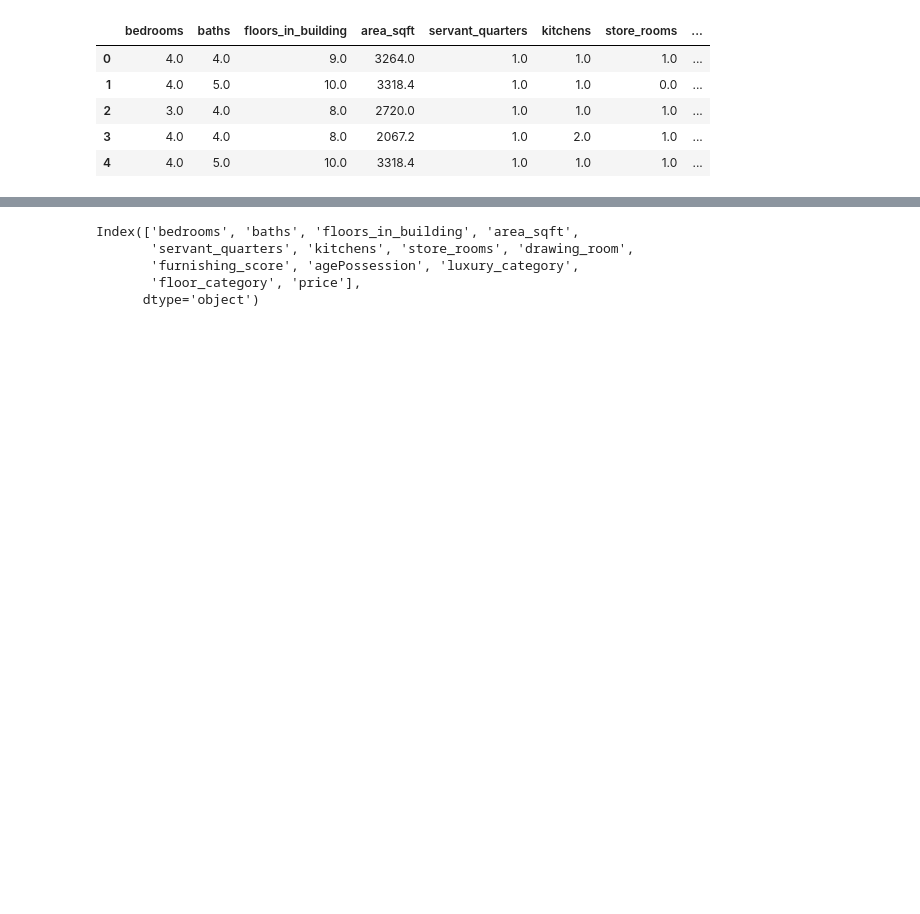
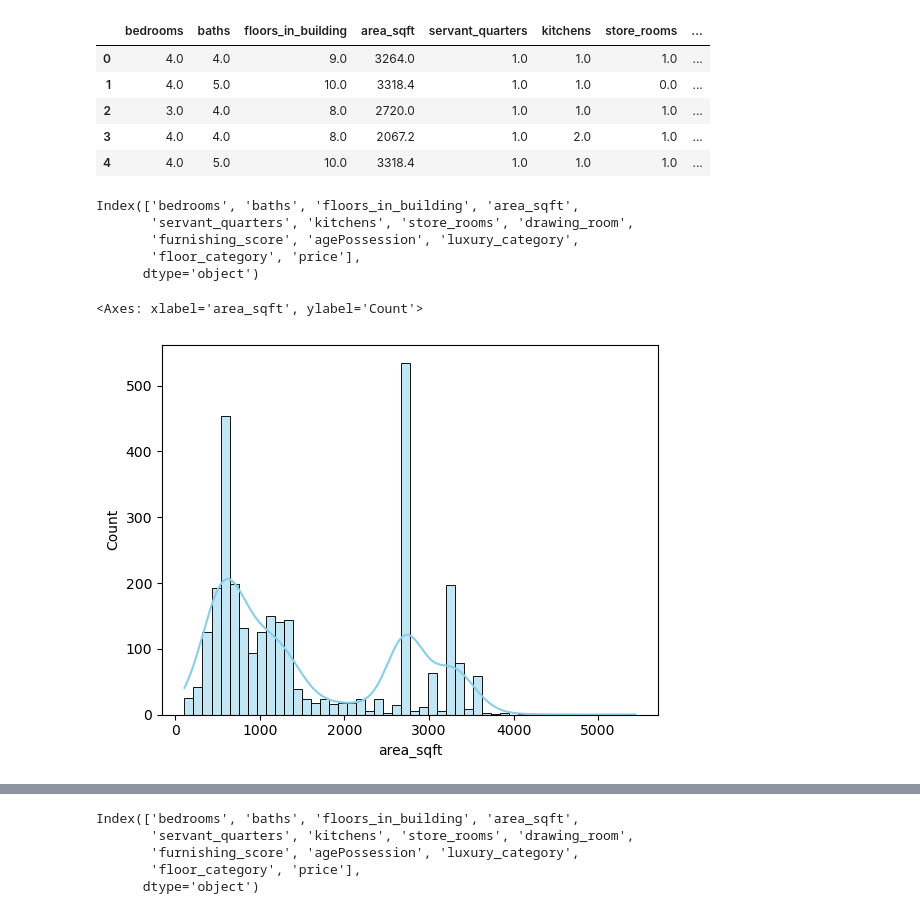
Before and after one commit to zeeshanAhmed2798/real-estate-ml-project, a Jupyter notebook: Data Cleaning/flats_basline_model.ipynb, the cells around one changed output, grey strips where cells are left out. Drawn from its saved outputs; the diff is of its cells as text; code cells hidden in the pictures; blank space fills up the shorter version.

```diff
--- a/Data Cleaning/flats_basline_model.ipynb
+++ b/Data Cleaning/flats_basline_model.ipynb
@@ -12,3 +12,17 @@ df.head()
 | 2 | 3.0 | 4.0 | 8.0 | 2720.0 | 1.0 | 1.0 | 1.0 | ... |
 | 3 | 4.0 | 4.0 | 8.0 | 2067.2 | 1.0 | 2.0 | 1.0 | ... |
 | 4 | 4.0 | 5.0 | 10.0 | 3318.4 | 1.0 | 1.0 | 1.0 | ... |
+# %%
+df.columns
+# %% [output]
+Index(['bedrooms', 'baths', 'floors_in_building', 'area_sqft',
+       'servant_quarters', 'kitchens', 'store_rooms', 'drawing_room',
+       'furnishing_score', 'agePossession', 'luxury_category',
+       'floor_category', 'price'],
+      dtype='object')
+# %%
+import seaborn as sns
+sns.histplot(df["area_sqft"].dropna(), bins=50, color="skyblue", kde=True)
+# %% [output]
+<Axes: xlabel='area_sqft', ylabel='Count'>
+[figure, added]
```
Also changed, not shown: parts of 6 cells of this notebook, 4 other files.
